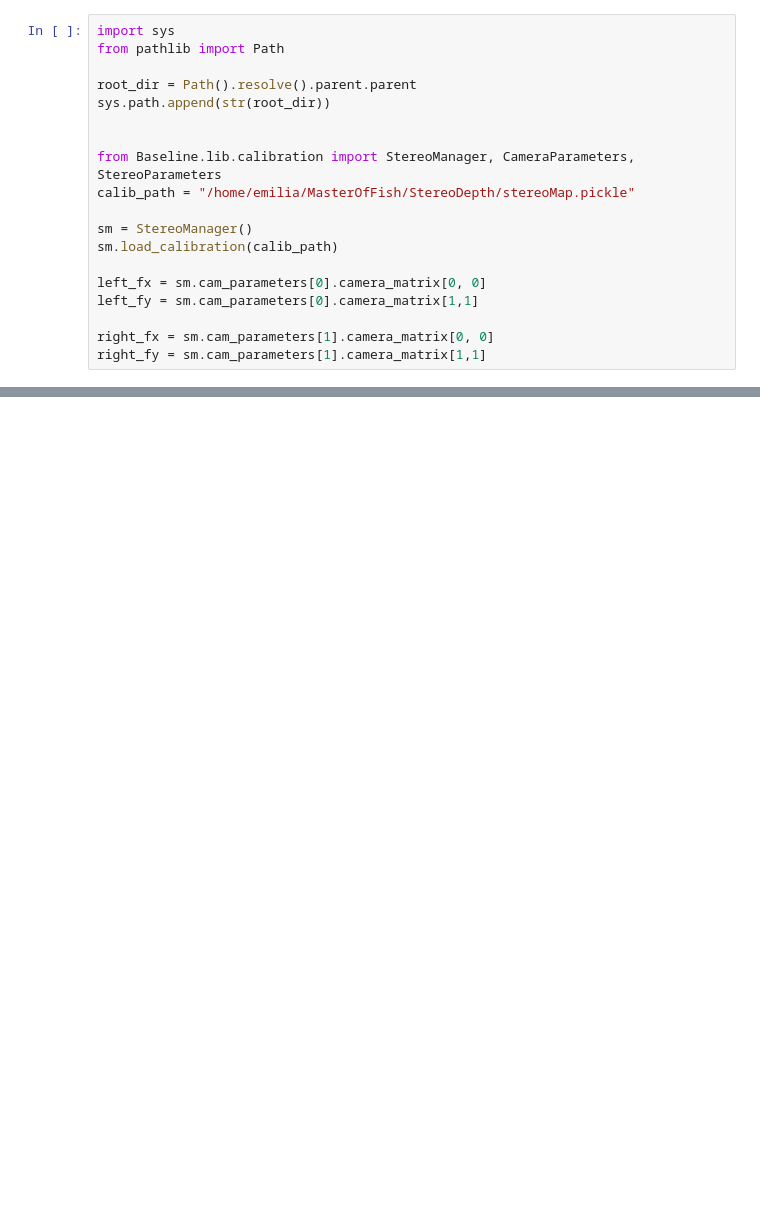
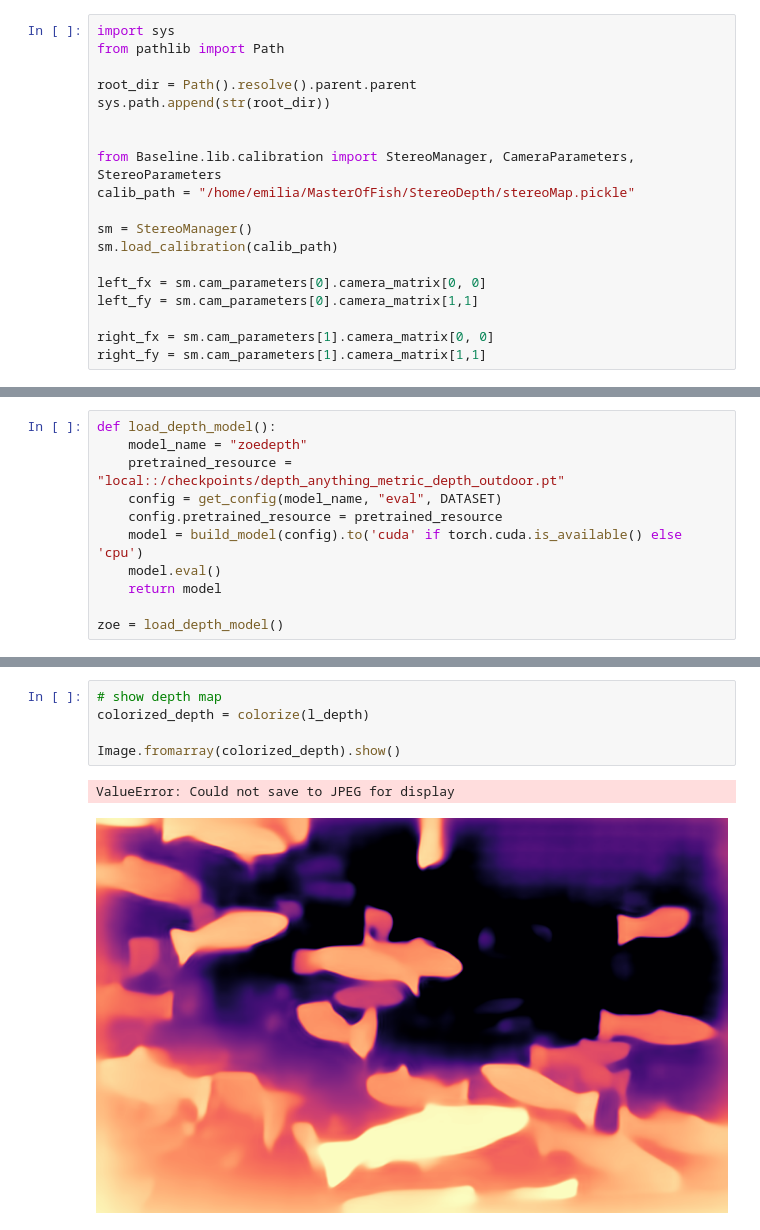
Before and after one commit to Art3miss233/Depth-Anything, a Jupyter notebook: metric_depth/MetricFishDepth.ipynb, the cells around one changed output, grey strips where cells are left out. Drawn from its saved outputs; the diff is of its cells as text; blank space fills up the shorter version.

```diff
--- a/metric_depth/MetricFishDepth.ipynb
+++ b/metric_depth/MetricFishDepth.ipynb
@@ -147,0 +119,11 @@ Loaded successfully
+# %%
+def load_depth_model():
+    model_name = "zoedepth"
+    pretrained_resource = "local::/checkpoints/depth_anything_metric_depth_outdoor.pt"
+    config = get_config(model_name, "eval", DATASET)
+    config.pretrained_resource = pretrained_resource
+    model = build_model(config).to('cuda' if torch.cuda.is_available() else 'cpu')
+    model.eval()
+    return model
+
+zoe = load_depth_model()
@@ -147,0 +204,8 @@ Loaded successfully
+# %%
+# show depth map
+colorized_depth = colorize(l_depth)
+
+Image.fromarray(colorized_depth).show()
+# %% [output]
+ValueError: Could not save to JPEG for display
+[figure, added]
```
Also changed, not shown: parts of 10 cells of this notebook, 3 other files.
